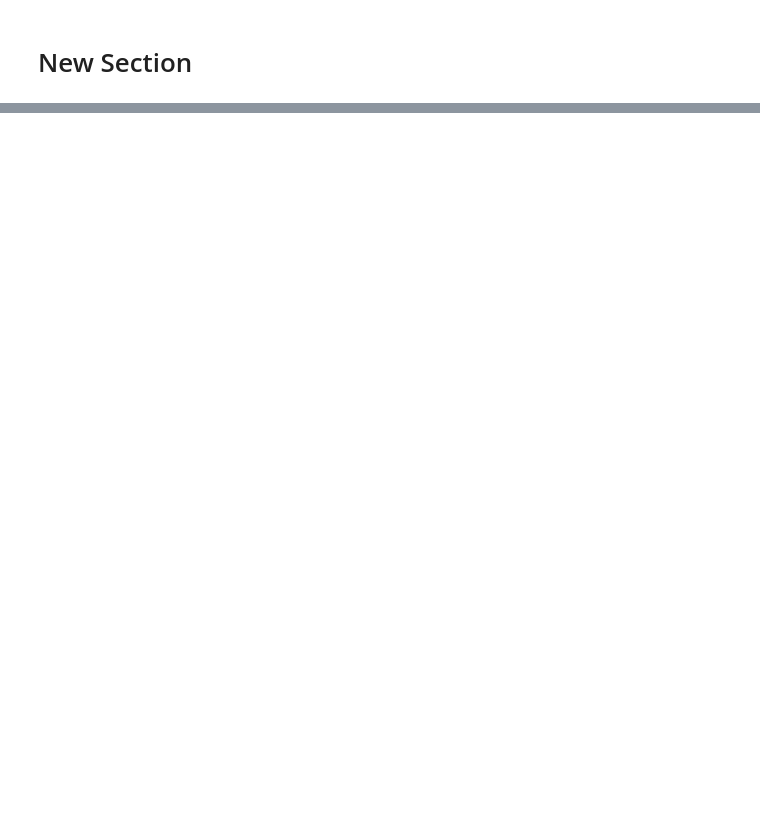
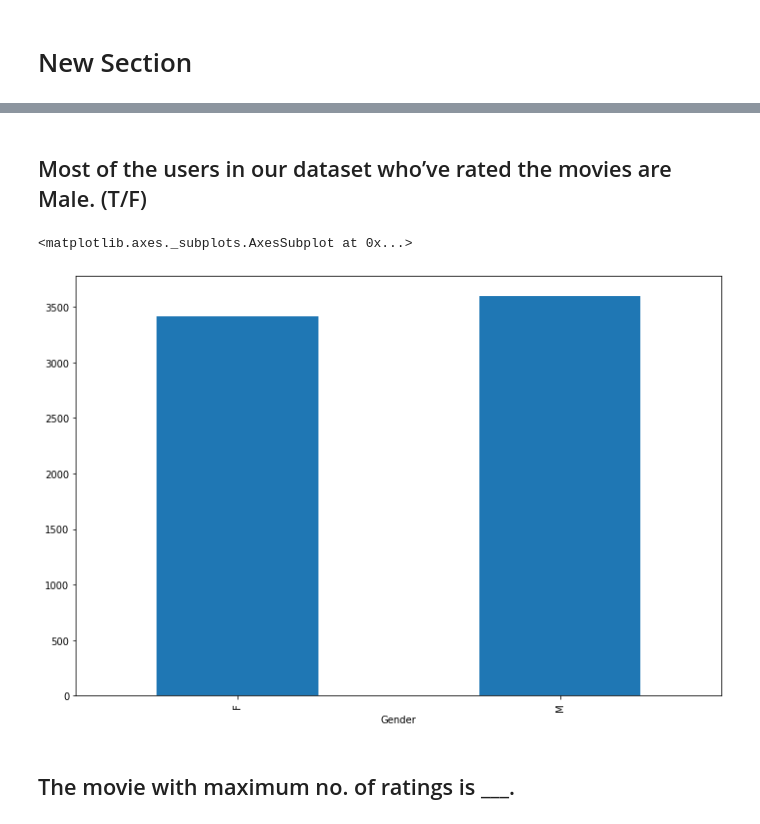
Before and after one commit to 28101991SUNNY/BusinessCase_Data_Exploration-, a Jupyter notebook: Recommender System for OTT/OTT_Rec_system_Case_Study.ipynb, the cells around one changed output, grey strips where cells are left out. Cells and saved outputs as stored; diff of their text form; code cells hidden in the pictures; blank space fills up the shorter version.

```diff
--- a/Recommender System for OTT/OTT_Rec_system_Case_Study.ipynb
+++ b/Recommender System for OTT/OTT_Rec_system_Case_Study.ipynb
@@ -458,0 +481,9 @@ dtype: int64
+# %% [markdown]
+## Most of the users in our dataset who’ve rated the movies are Male. (T/F)
+# %%
+final_data.groupby("Gender")["Title"].nunique().sort_values().plot(kind="bar")
+# %% [output]
+<matplotlib.axes._subplots.AxesSubplot at 0x...>
+[figure, added]
+# %% [markdown]
+## The movie with maximum no. of ratings is ___.
```
Also changed, not shown: parts of 95 cells of this notebook.
